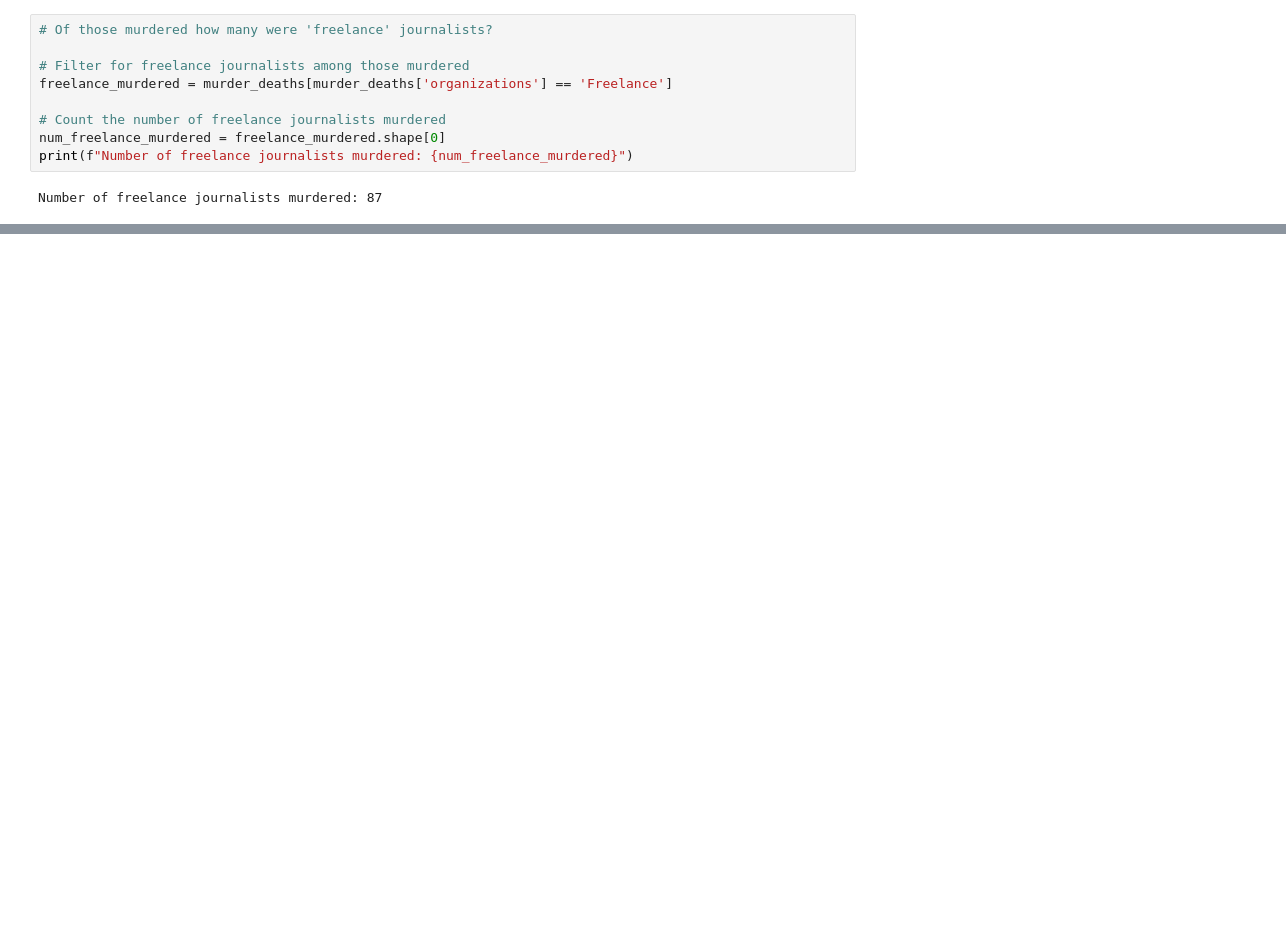
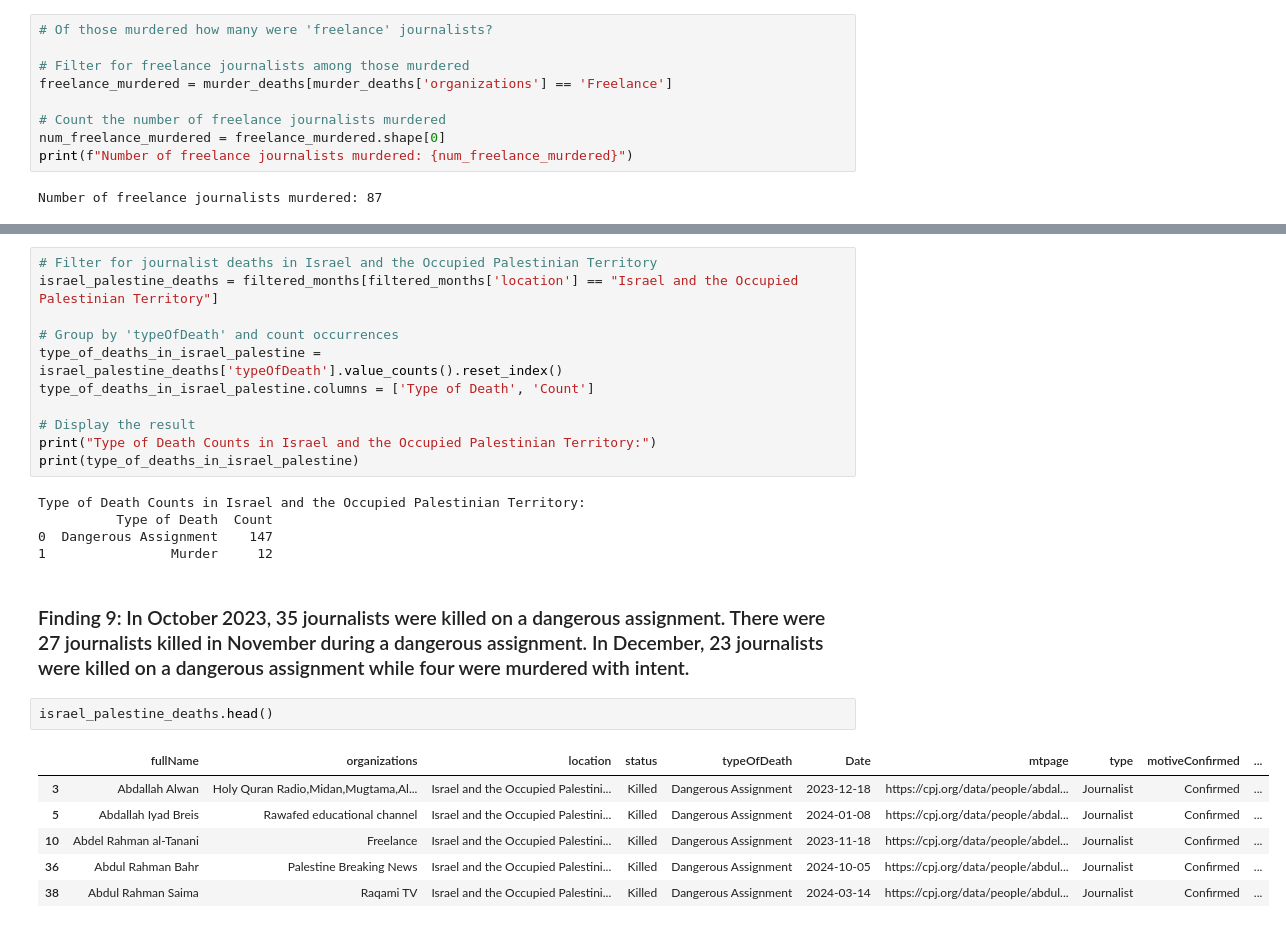
Before and after one commit to mherbst2/cpj_thesis_2, a Jupyter notebook: notebooks/cpj.ipynb, the cells around one changed output, grey strips where cells are left out. Saved outputs shown, nothing was run; the diff lists cells and outputs as text; blank space fills up the shorter version.

```diff
--- a/notebooks/cpj.ipynb
+++ b/notebooks/cpj.ipynb
@@ -642,0 +840,27 @@ Number of freelance journalists murdered: 87
+# %%
+# Filter for journalist deaths in Israel and the Occupied Palestinian Territory
+israel_palestine_deaths = filtered_months[filtered_months['location'] == "Israel and the Occupied Palestinian Territory"]
+
+# Group by 'typeOfDeath' and count occurrences
+type_of_deaths_in_israel_palestine = israel_palestine_deaths['typeOfDeath'].value_counts().reset_index()
+type_of_deaths_in_israel_palestine.columns = ['Type of Death', 'Count']
+
+# Display the result
+print("Type of Death Counts in Israel and the Occupied Palestinian Territory:")
+print(type_of_deaths_in_israel_palestine)
+# %% [output]
+Type of Death Counts in Israel and the Occupied Palestinian Territory:
+          Type of Death  Count
+0  Dangerous Assignment    147
+1                Murder     12
+# %% [markdown]
+### Finding 9: In October 2023, 35 journalists were killed on a dangerous assignment. There were 27 journalists killed in November during a dangerous assignment. In December, 23 journalists were killed on a dangerous assignment while four were murdered with intent.
+# %%
+israel_palestine_deaths.head()
+# %% [output]
+|  | fullName | organizations | location | status | typeOfDeath | Date | mtpage | type | motiveConfirmed | ... |
+| 3 | Abdallah Alwan | Holy Quran Radio,Midan,Mugtama,Al... | Israel and the Occupied Palestini... | Killed | Dangerous Assignment | 2023-12-18 | https://cpj.org/data/people/abdal... | Journalist | Confirmed | ... |
+| 5 | Abdallah Iyad Breis | Rawafed educational channel | Israel and the Occupied Palestini... | Killed | Dangerous Assignment | 2024-01-08 | https://cpj.org/data/people/abdal... | Journalist | Confirmed | ... |
+| 10 | Abdel Rahman al-Tanani | Freelance | Israel and the Occupied Palestini... | Killed | Dangerous Assignment | 2023-11-18 | https://cpj.org/data/people/abdel... | Journalist | Confirmed | ... |
+| 36 | Abdul Rahman Bahr | Palestine Breaking News | Israel and the Occupied Palestini... | Killed | Dangerous Assignment | 2024-10-05 | https://cpj.org/data/people/abdul... | Journalist | Confirmed | ... |
+| 38 | Abdul Rahman Saima | Raqami TV | Israel and the Occupied Palestini... | Killed | Dangerous Assignment | 2024-03-14 | https://cpj.org/data/people/abdul... | Journalist | Confirmed | ... |
```
Also changed, not shown: parts of 19 cells of this notebook, 21 other files.
